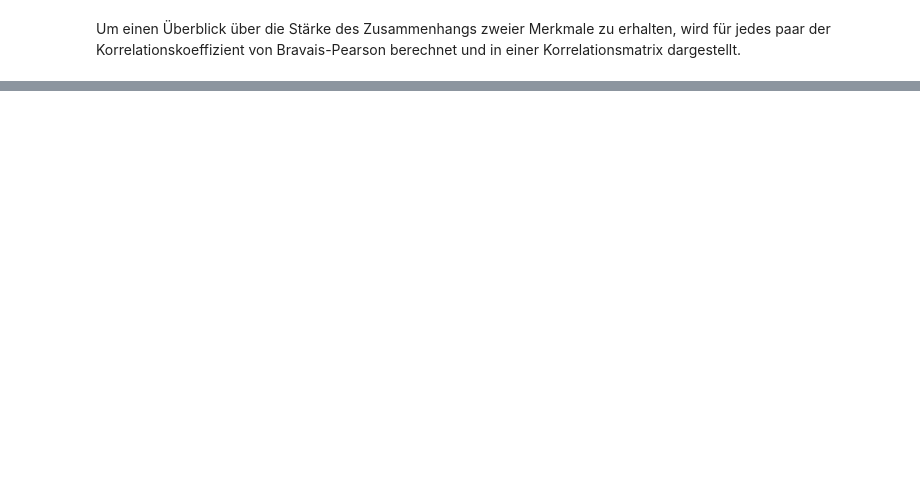
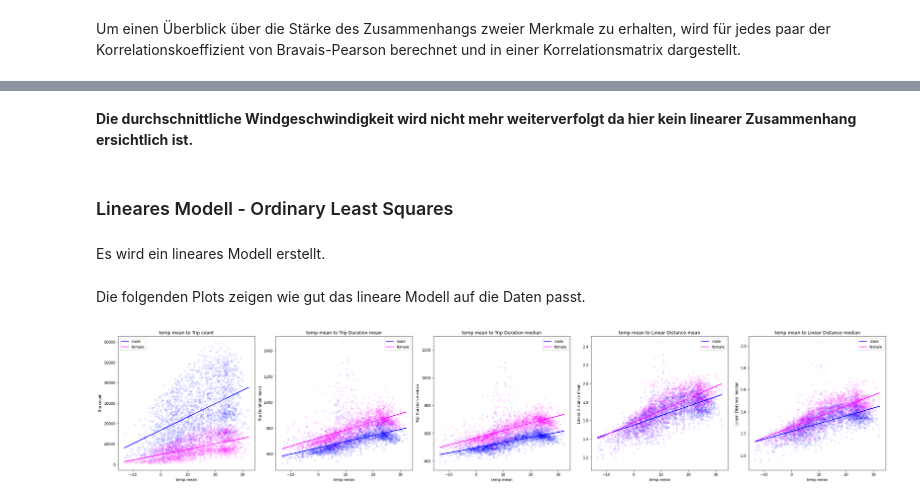
Before and after one commit to iwanimsand/ffhs-semarb-statda-davi-public, a Jupyter notebook: notebooks/2_0_SemArb-StatDa_Regressionsanalyse.ipynb, the cells around one changed output, grey strips where cells are left out. Drawn from its saved outputs; the diff is of its cells as text; code cells hidden in the pictures; blank space fills up the shorter version.

```diff
--- a/notebooks/2_0_SemArb-StatDa_Regressionsanalyse.ipynb
+++ b/notebooks/2_0_SemArb-StatDa_Regressionsanalyse.ipynb
@@ -178,0 +252,34 @@ _ = sm.graphics.plot_regress_exog(ps['Trip count'], 'temp mean', fig=fig)
+# %% [markdown]
+**Die durchschnittliche Windgeschwindigkeit wird nicht mehr weiterverfolgt da hier kein linearer Zusammenhang ersichtlich ist.**
+# %% [markdown]
+### Lineares Modell - Ordinary Least Squares
+# %% [markdown]
+Es wird ein lineares Modell erstellt.
+# %%
+ps_male = {}
+ps_female = {}
+# %%
+for col in y_cols:
+    # https://datatofish.com/statsmodels-linear-regression/
+    # P value is statistically significatn! (see https://de.wikipedia.org/wiki/Statistische_Signifikanz)
+    ps_male[col] = sm.OLS(tripweather_male[col], sm.add_constant(tripweather_male[x_col_temp])).fit()
+    ps_female[col] = sm.OLS(tripweather_female[col], sm.add_constant(tripweather_female[x_col_temp])).fit()
+# %% [markdown]
+Die folgenden Plots zeigen wie gut das lineare Modell auf die Daten passt.
+# %%
+fig = plt.figure(figsize=(30, 6))
+gs = gridspec.GridSpec(1, 5, figure=fig)
+
+for idx, col in enumerate(y_cols):
+    ax = fig.add_subplot(gs[0, idx])
+    ax.set_title(x_col_temp + ' to ' + col)
+    _ = tripweather_male.plot(ax=ax, x=x_col_temp, y=col, kind='scatter', alpha=0.07, color='blue')
+    _ = tripweather_female.plot(ax=ax, x=x_col_temp, y=col, kind='scatter', alpha=0.07, color='magenta')
+    _ = ax.plot(tripweather_male[x_col_temp], ps_male[col].predict(sm.add_constant(tripweather_male[x_col_temp])), color='blue', label='male')
+    _ = ax.plot(tripweather_female[x_col_temp], ps_female[col].predict(sm.add_constant(tripweather_female[x_col_temp])), color='magenta', label='female')
+    ax.legend()
+
+fig.tight_layout()
+plt.show()
+# %% [output]
+[figure, added]
```
Also changed, not shown: parts of 91 cells of this notebook, 3 other files.
